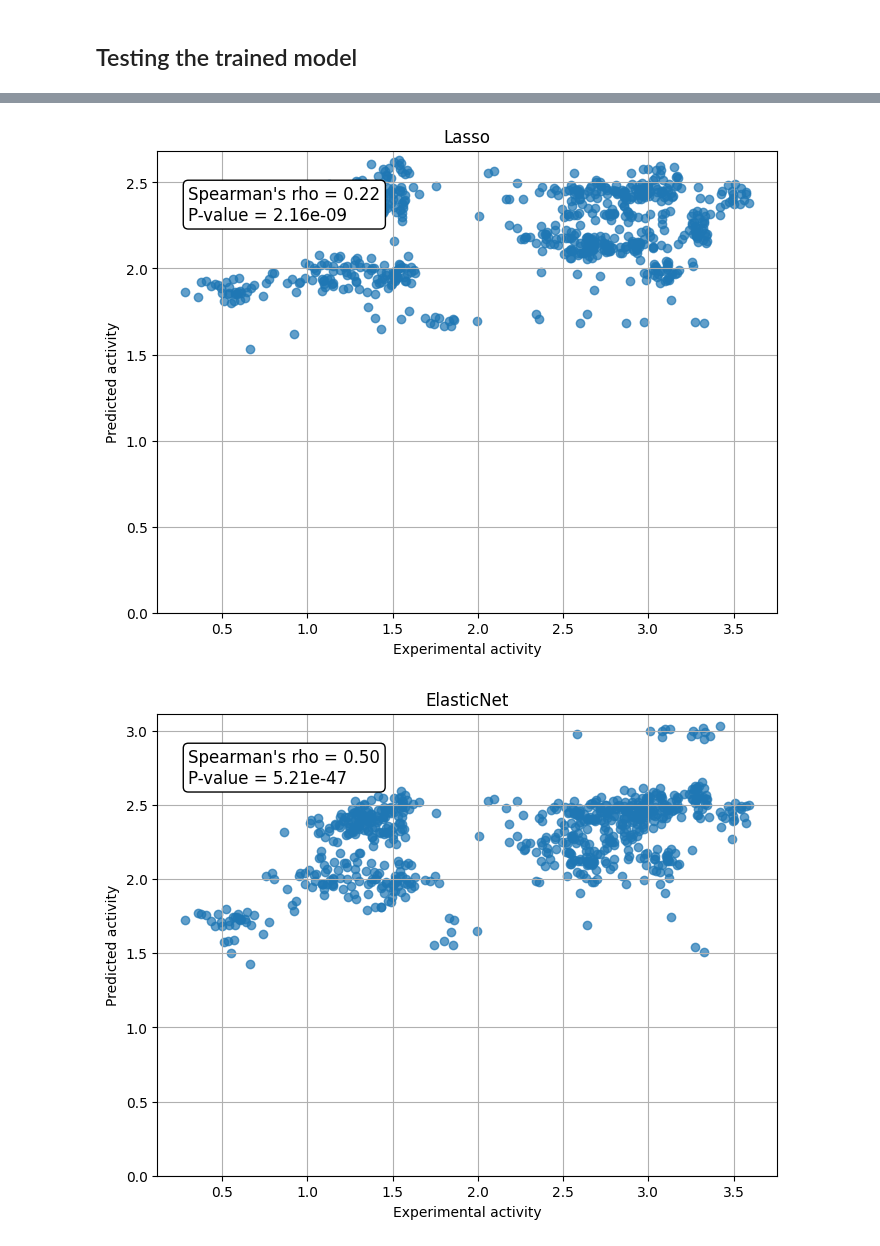
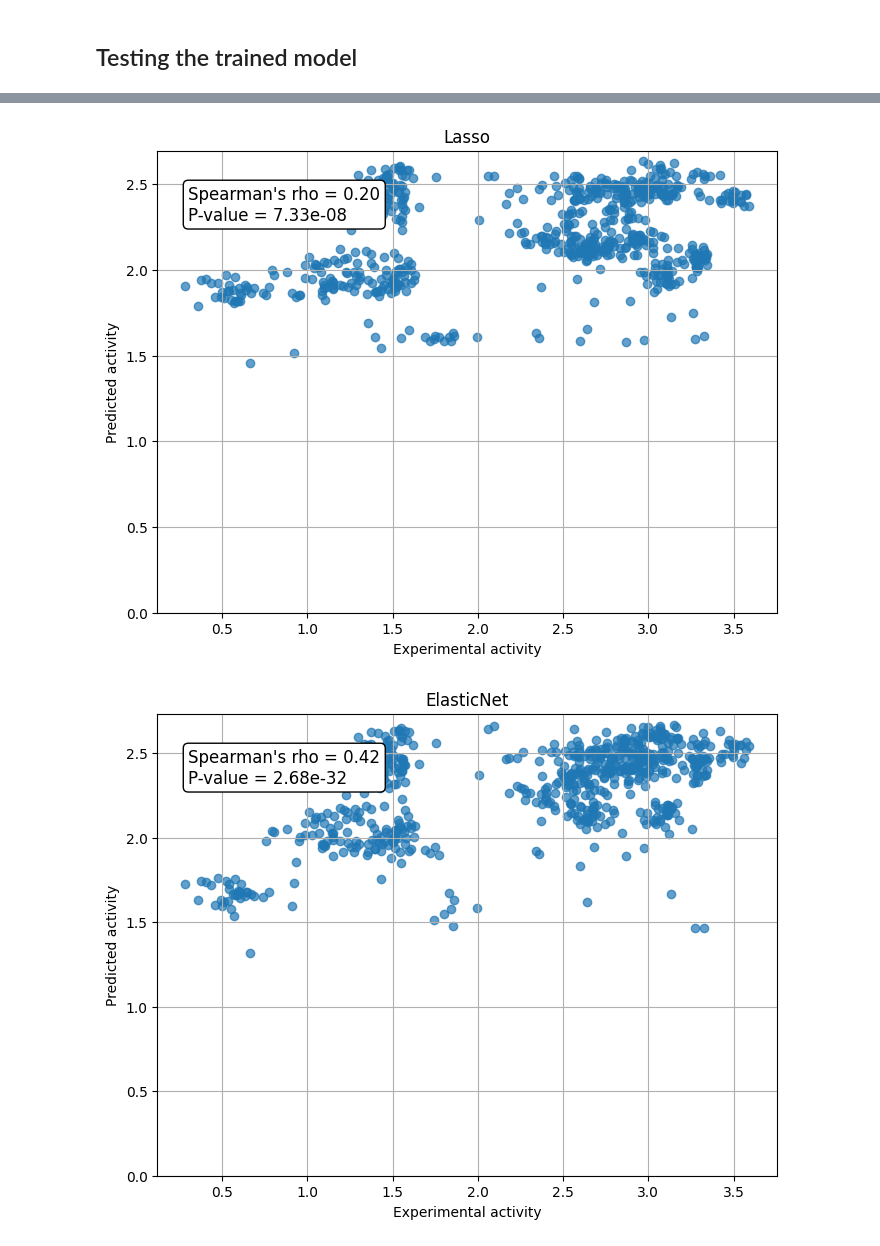
Before and after one commit to kaustubh-amritkar/rubisco_regression_classification, a Jupyter notebook: scripts/checking_diff_regressors.ipynb, the cells around one changed output, grey strips where cells are left out. Saved outputs shown, nothing was run; the diff lists cells and outputs as text; code cells hidden in the pictures.

Commit message:
Performed fixed 1-step LSU-driven CV for the +iptg,+co2 exp. condition with weighted LSU-SSU embedding

```diff
--- a/scripts/checking_diff_regressors.ipynb
+++ b/scripts/checking_diff_regressors.ipynb
@@ -221,8 +221,8 @@ for i, row in concat_all_exp_data.iterrows():
     sequence = row['lsussu_seq']
     data.append((header, sequence))
     ys.append(row['log_exp_val'])
-    # Xs.append(row['lsu_ssu_weighted_esm'])  ## Using the weighted LSU-SSU ESM embeddings
-    Xs.append(row['lsussu_esm'])  ## Using the concatenated LSU-SSU ESM embeddings
+    Xs.append(row['lsu_ssu_weighted_esm'])  ## Using the weighted LSU-SSU ESM embeddings
+    # Xs.append(row['lsussu_esm'])  ## Using the concatenated LSU-SSU ESM embeddings
     # Xs.append(row['concatenated_lsu_ssu_emb'])  ## Using the separate concatenation of LSU-SSU ESM embeddings
     # Xs.append(row['lsu_ssu_weighted_protT5'])  ## Using the weighted LSU-SSU protT5 embeddings
     # Xs.append(row['lsu_ssu_weighted_prostT5'])  ## Using the weighted LSU-SSU prostT5 embeddings
@@ -245,4 +245,8 @@ def generate_train_test(Xs, ys, headers, random_seed, fraction=0.8):
     ys_test = [ys[i] for i in test_indices]
     return train_indices, test_indices, train_set, test_set, Xs_train, Xs_test, ys_train, ys_test
 
-train_indices, test_indices, train_ids, test_ids, Xs_train, Xs_test, ys_train, ys_test = generate_train_test(Xs, ys, headers, 42)
+train_indices_pre_val, test_indices, train_ids_pre_val, test_ids, Xs_train_pre_val, Xs_test, ys_train_pre_val, ys_test = generate_train_test(Xs, ys, headers, 42)
+
+headers_pre_val = [headers[i] for i in train_indices_pre_val]
+train_indices, val_indices, train_ids, val_ids, Xs_train, Xs_val, ys_train, ys_val = generate_train_test(Xs_train_pre_val, ys_train_pre_val, headers_pre_val, 42, fraction=0.8)
+print(f"Train set size: {len(train_indices)}; Val set size: {len(Xs_val)}; Test set size: {len(Xs_test)}")
@@ -342,16 +344,20 @@ cls_list = [Ridge, Lasso, ElasticNet, KNeighborsRegressor, SVR, RandomForestRegr
 param_grid_list = [ridge_grid, lasso_grid, elasticnet_grid, knn_grid, svm_grid, rfr_grid, gbr_grid, xgb_grid, mlp_grid]
 result_list = []
 grid_list = []
+
+cv = [(train_indices, val_indices)]
+
 for cls_name, param_grid in zip(cls_list, param_grid_list):
     print(cls_name)
     grid = GridSearchCV(
         estimator = cls_name(),
         param_grid = param_grid,
         scoring = 'r2',
+        cv=cv,
         verbose = 1,
         n_jobs = -1 # use all available cores
     )
-    grid.fit(Xs_train, ys_train)
+    grid.fit(Xs_train_pre_val, ys_train_pre_val)
     result_list.append(pd.DataFrame.from_dict(grid.cv_results_))
     grid_list.append(grid)
 # %% [output]
@@ -431,7 +437,7 @@ for i, grid in enumerate(grid_list):
     print(grid.best_estimator_)
     var = grid.best_estimator_.__class__.__name__
 
-    model_file_name = f'/home/kaustubh/RuBisCO_ML/regressor_models/data/regressor_output/normalized_wrt_ind_ancs/LSUSSU_ESM2_log_all_data_split/grid_element_best_{var}_model.pkl'
+    model_file_name = f'/home/kaustubh/RuBisCO_ML/regressor_models/data/regressor_output/normalized_wrt_ind_ancs/LSU_separated_1_CV/ESM-2_log_all_data_split/grid_element_best_{var}_model.pkl'
     # Save the model
     with open(model_file_name, 'wb') as f:
         pickle.dump(grid.best_estimator_, f)
@@ -457,7 +463,7 @@ for i, grid in enumerate(grid_list):
 
     # Create a DataFrame and save to CSV
     df = pd.DataFrame({'Experimental Activity': ys_test, 'Predicted Activity': preds})
-    csv_filename = f'/home/kaustubh/RuBisCO_ML/regressor_models/data/regressor_output/normalized_wrt_ind_ancs/LSUSSU_ESM2_log_all_data_split/grid_element_test_set_{var}_activity_data.csv'
+    csv_filename = f'/home/kaustubh/RuBisCO_ML/regressor_models/data/regressor_output/normalized_wrt_ind_ancs/LSU_separated_1_CV/ESM-2_log_all_data_split/grid_element_test_set_{var}_activity_data.csv'
     df.to_csv(csv_filename, index=False)
     # print(f'Data saved to {csv_filename}')
 
@@ -494,2 +500,2 @@ Spearman's rho: 0.60, R^2: 0.28, MAE: 0.55, MSE: 0.52, RMSE: 0.72
-[figure, old version]
+[figure, new version]
-[figure, old version]
+[figure, new version]
```
Also changed, not shown: parts of 6 cells of this notebook, 1 other file.
